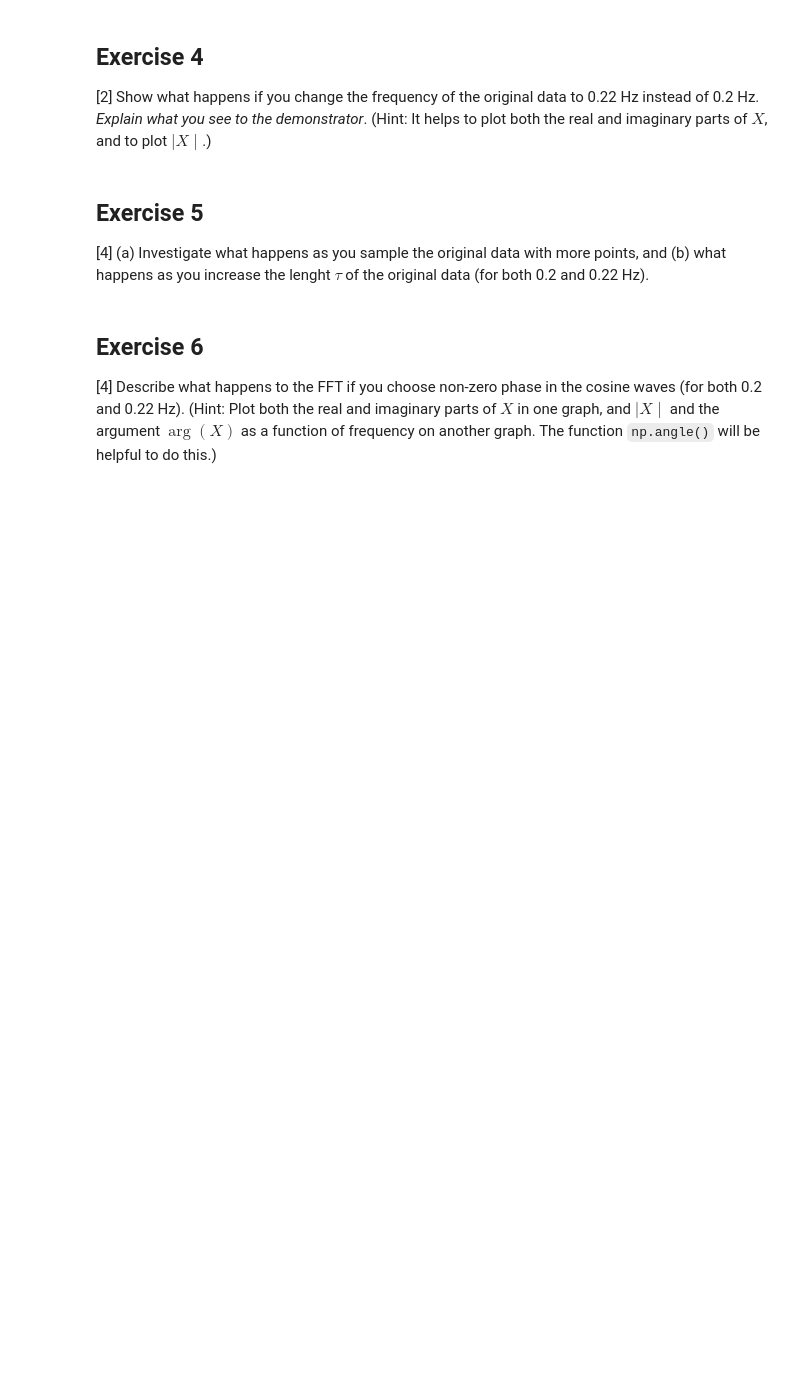
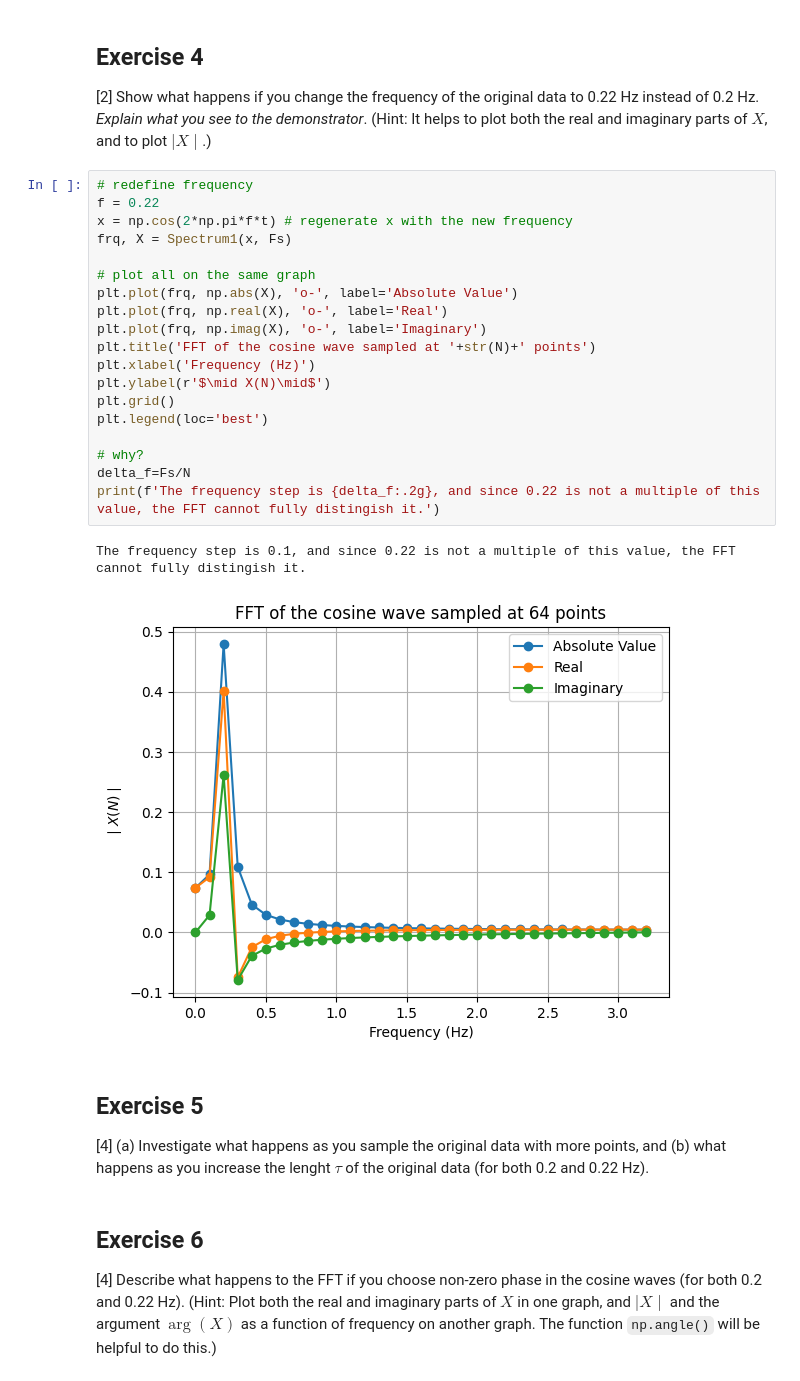
Before and after one commit to PX2145-2025/week-10-b-Morgan-Howard-Reuben, a Jupyter notebook: FFT.ipynb, the cells around one changed output. Drawn from its saved outputs; the diff is of its cells as text; blank space fills up the shorter version.

```diff
--- a/FFT.ipynb
+++ b/FFT.ipynb
@@ -361,6 +378,28 @@ plt.grid()
 ## Exercise 4
 [2] Show what happens if you change the frequency of the original data to 0.22 Hz instead of 0.2 Hz. _Explain what you see to the demonstrator_.
 (Hint: It helps to plot both the real and imaginary parts of $X$, and to plot $\mid X \mid$.)
+# %%
+# redefine frequency
+f = 0.22
+x = np.cos(2*np.pi*f*t) # regenerate x with the new frequency
+frq, X = Spectrum1(x, Fs)
+
+# plot all on the same graph
+plt.plot(frq, np.abs(X), 'o-', label='Absolute Value')
+plt.plot(frq, np.real(X), 'o-', label='Real')
+plt.plot(frq, np.imag(X), 'o-', label='Imaginary')
+plt.title('FFT of the cosine wave sampled at '+str(N)+' points')
+plt.xlabel('Frequency (Hz)')
+plt.ylabel(r'$\mid X(N)\mid$')
+plt.grid()
+plt.legend(loc='best')
+
+# why?
+delta_f=Fs/N
+print(f'The frequency step is {delta_f:.2g}, and since 0.22 is not a multiple of this value, the FFT cannot fully distingish it.')
+# %% [output]
+The frequency step is 0.1, and since 0.22 is not a multiple of this value, the FFT cannot fully distingish it.
+[figure, added]
 # %% [markdown]
 ## Exercise 5
 
```
Also changed, not shown: parts of 1 cell of this notebook.
